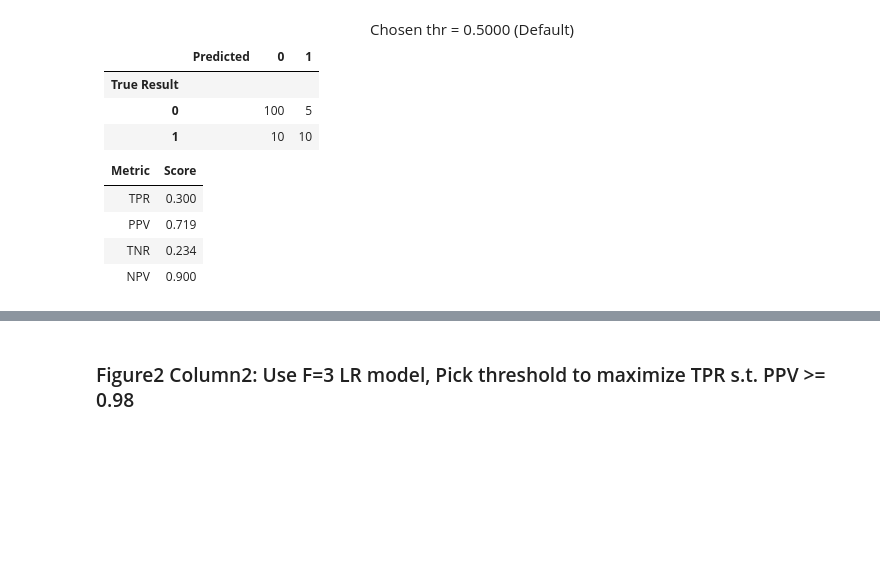
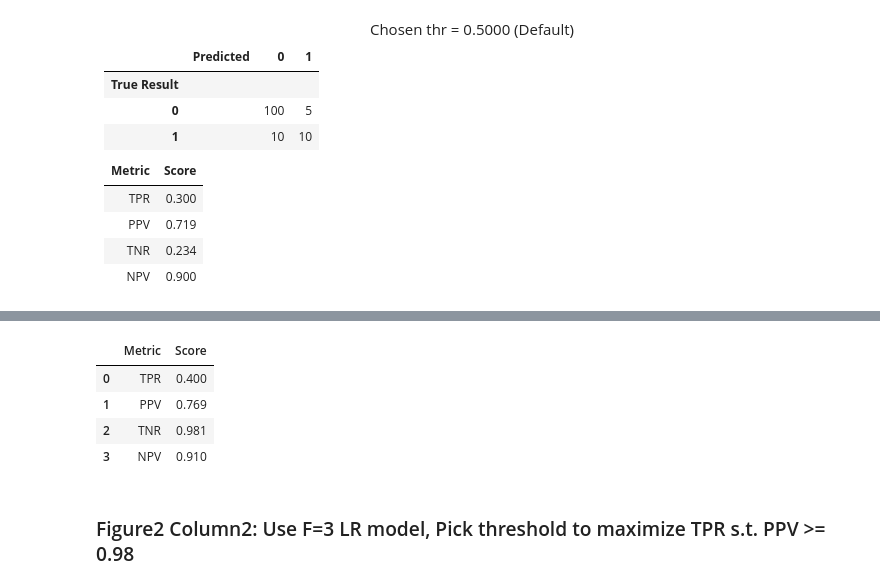
Before and after one commit to kamibrumi/comp135-intro-to-ml, a Jupyter notebook: hw2/hw2_notebook.ipynb, the cells around one changed output, grey strips where cells are left out. Cells and saved outputs as stored; diff of their text form; code cells hidden in the pictures; blank space fills up the shorter version.

```diff
--- a/hw2/hw2_notebook.ipynb
+++ b/hw2/hw2_notebook.ipynb
@@ -470,3 +485,20 @@ A sample output looks like this:
+# %%
+from performance_metrics_for_binary_predictions import calc_TPR, calc_TNR, calc_PPV, calc_NPV
+bestlrF3_yhat_te_N_col1 = best_lrF3.predict(x_te_N3)
+
+col1_TPR = np.around(calc_TPR(y_te_N, bestlrF3_yhat_te_N_col1), 3)
+col1_PPV = np.around(calc_PPV(y_te_N, bestlrF3_yhat_te_N_col1), 3)
+col1_TNR = np.around(calc_TNR(y_te_N, bestlrF3_yhat_te_N_col1), 3)
+col1_NPV = np.around(calc_NPV(y_te_N, bestlrF3_yhat_te_N_col1), 3)
+
+metrics_df = pd.DataFrame(data=[['TPR', col1_TPR], ['PPV', col1_PPV], ['TNR', col1_TNR], ['NPV', col1_NPV]], columns=['Metric', 'Score'])
+metrics_df
+# %% [output]
+|  | Metric | Score |
+| 0 | TPR | 0.400 |
+| 1 | PPV | 0.769 |
+| 2 | TNR | 0.981 |
+| 3 | NPV | 0.910 |
 # %% [markdown]
 ### Figure2 Column2: Use F=3 LR model, Pick threshold to maximize TPR s.t. PPV >= 0.98
 # %%
```
Also changed, not shown: parts of 8 cells of this notebook.
